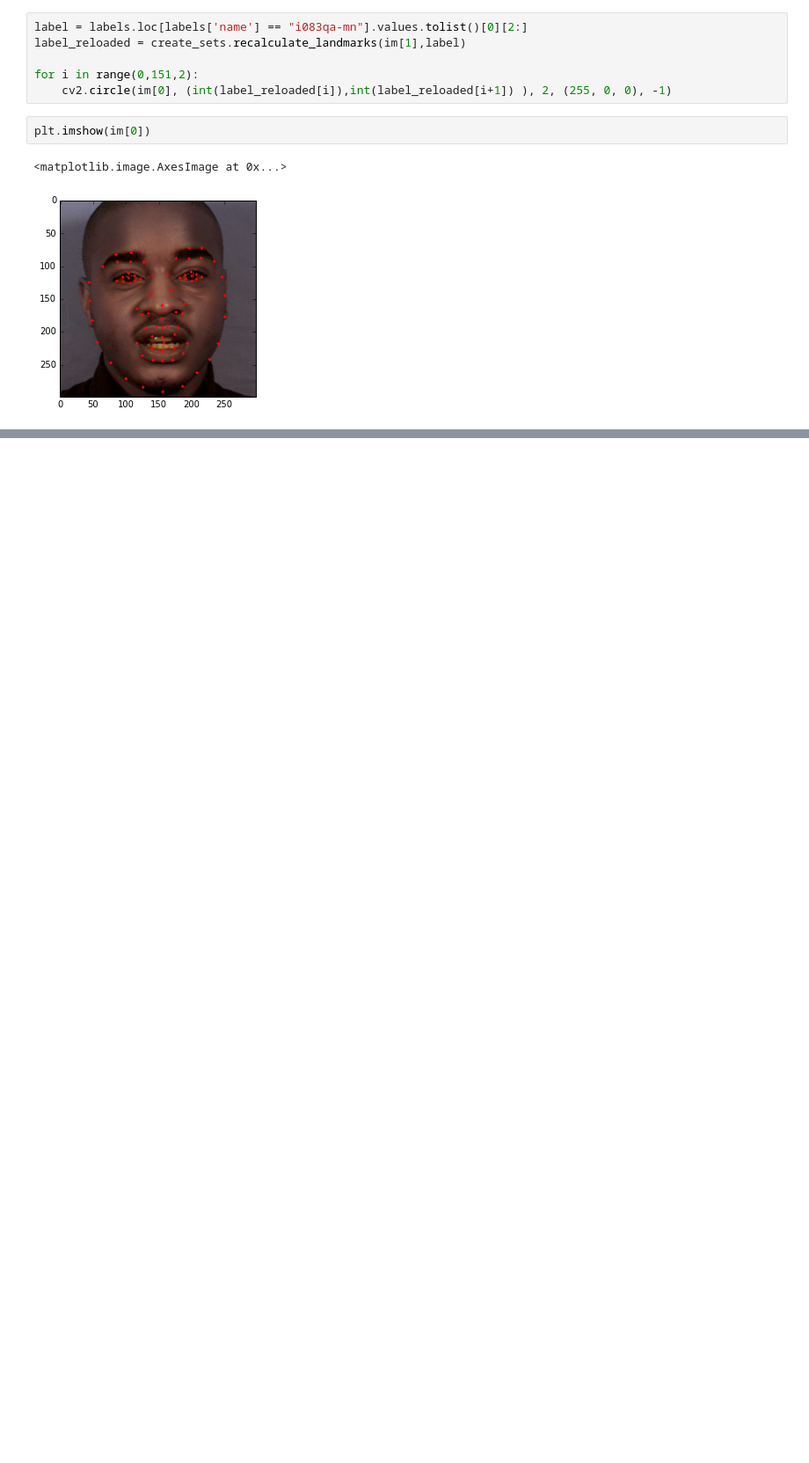
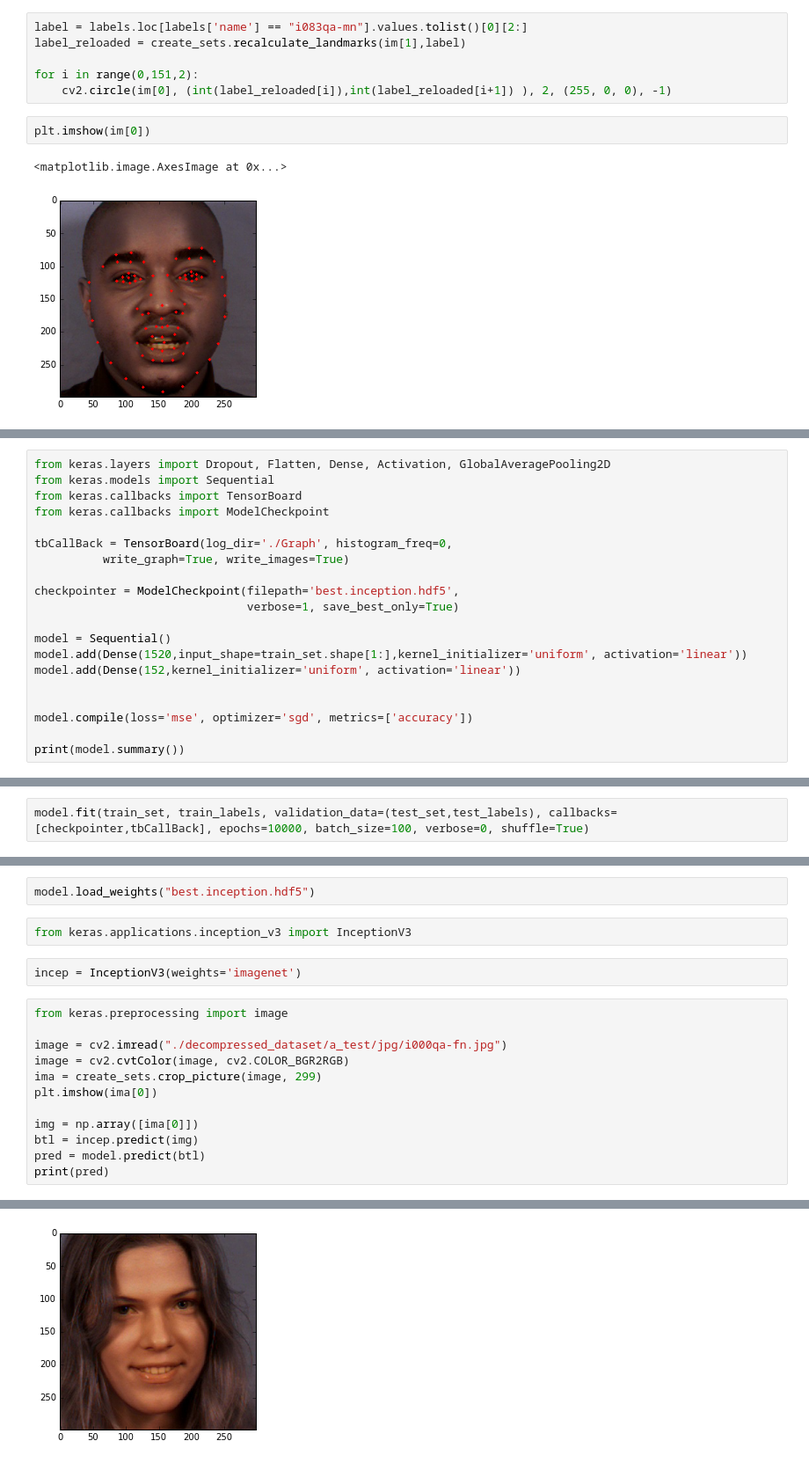
Before and after one commit to WillianPaiva/capstone_project, a Jupyter notebook: project/Project.ipynb, the cells around one changed output, grey strips where cells are left out. Shown at 88% size. Saved outputs shown, nothing was run; the diff lists cells and outputs as text; blank space fills up the shorter version.

```diff
--- a/project/Project.ipynb
+++ b/project/Project.ipynb
@@ -129,0 +37,20 @@ generating the training and test set
+# %%
+from keras.layers import Dropout, Flatten, Dense, Activation, GlobalAveragePooling2D
+from keras.models import Sequential
+from keras.callbacks import TensorBoard
+from keras.callbacks import ModelCheckpoint
+
+tbCallBack = TensorBoard(log_dir='./Graph', histogram_freq=0,
+          write_graph=True, write_images=True)
+
+checkpointer = ModelCheckpoint(filepath='best.inception.hdf5',
+                               verbose=1, save_best_only=True)
+
+model = Sequential()
+model.add(Dense(1520,input_shape=train_set.shape[1:],kernel_initializer='uniform', activation='linear'))
+model.add(Dense(152,kernel_initializer='uniform', activation='linear'))
+
+
+model.compile(loss='mse', optimizer='sgd', metrics=['accuracy'])
+
+print(model.summary())
@@ -129,0 +70,2 @@ generating the training and test set
+# %%
+model.fit(train_set, train_labels, validation_data=(test_set,test_labels), callbacks=[checkpointer,tbCallBack], epochs=10000, batch_size=100, verbose=0, shuffle=True)
@@ -129,0 +91,19 @@ generating the training and test set
+# %%
+model.load_weights("best.inception.hdf5")
+# %%
+from keras.applications.inception_v3 import InceptionV3
+# %%
+incep = InceptionV3(weights='imagenet')
+# %%
+from keras.preprocessing import image
+
+image = cv2.imread("./decompressed_dataset/a_test/jpg/i000qa-fn.jpg")
+image = cv2.cvtColor(image, cv2.COLOR_BGR2RGB)
+ima = create_sets.crop_picture(image, 299)
+plt.imshow(ima[0])
+
+img = np.array([ima[0]])
+btl = incep.predict(img)
+pred = model.predict(btl)
+print(pred)
+# %% [output]
@@ -129,0 +127 @@ generating the training and test set
+[figure, added]
```
Also changed, not shown: parts of 11 cells of this notebook, 2 other files.
